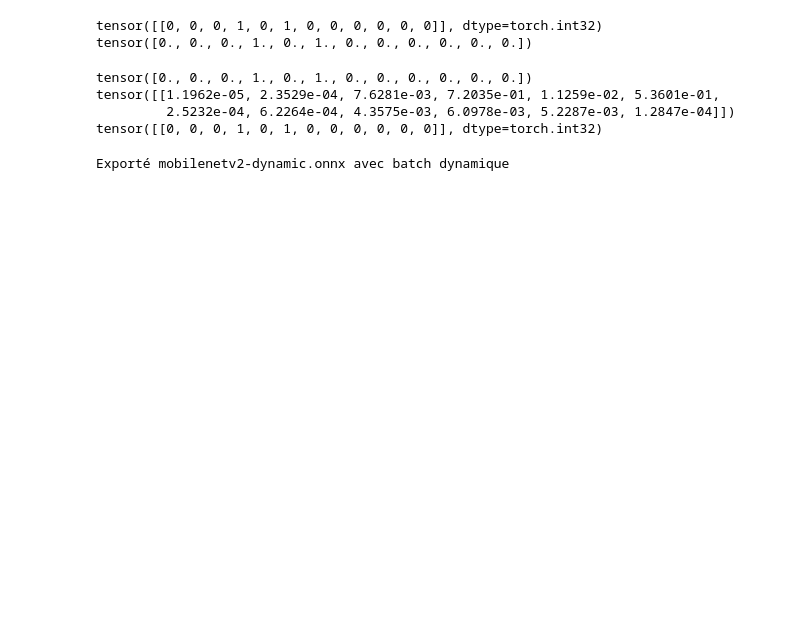
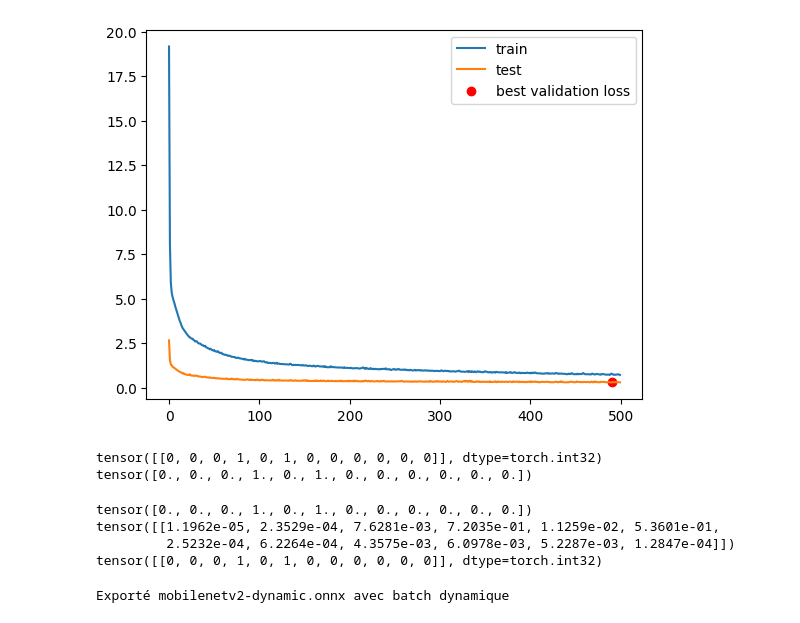
Before and after one commit to Sensorea-org/Git_Stage_2025_ZMH, a Jupyter notebook: MLP_model.ipynb, the cells around one changed output. Drawn from its saved outputs; the diff is of its cells as text; code cells hidden in the pictures; blank space fills up the shorter version.

```diff
--- a/MLP_model.ipynb
+++ b/MLP_model.ipynb
@@ -116,3 +120,15 @@ print(val_losses)
+# %%
+x = np.linspace(0,len(train_losses)-1,len(train_losses))
+plt.plot(x,train_losses,label='train')
+plt.plot(x,val_losses,label='test')
+best = min(val_losses)
+i = val_losses.index(best)
+plt.scatter(i,best,label='best validation loss',color='red')
+plt.legend()
+plt.savefig("./images/Training_trend_MLP_128_64.png")
+plt.show()
+# %% [output]
+[figure, added]
 # %%
 test = torch.load('C:/Users/hugom/OneDrive/Documents/Stage_2025/dev_Cnn/dataset/25_07_0706_45_00.pt',weights_only=False)
 treshold = 0.5
```
Also changed, not shown: parts of 4 cells of this notebook, 2 other files.
